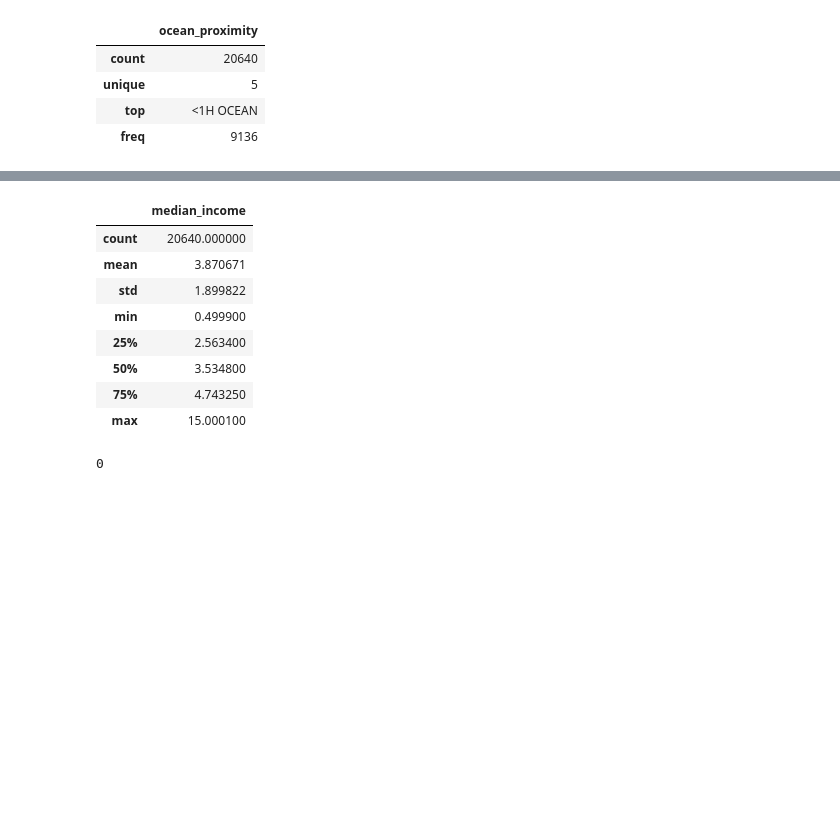
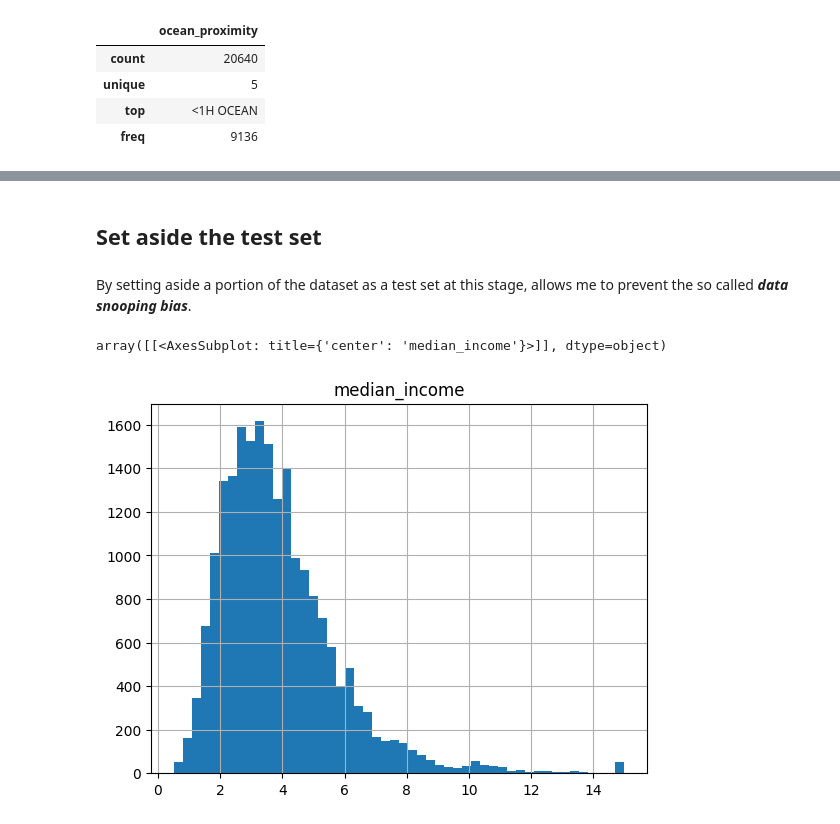
Before and after one commit to simonespa/machine-learning-playground, a Jupyter notebook: notebooks/california_housing_prices/housing.ipynb, the cells around one changed output, grey strips where cells are left out. Drawn from its saved outputs; the diff is of its cells as text; code cells hidden in the pictures; blank space fills up the shorter version.

```diff
--- a/notebooks/california_housing_prices/housing.ipynb
+++ b/notebooks/california_housing_prices/housing.ipynb
@@ -76,19 +121,9 @@ plt.show()
+# %% [markdown]
+## Set aside the test set
+# %% [markdown]
+By setting aside a portion of the dataset as a test set at this stage, allows me to prevent the so called ***data snooping bias***.
 # %%
-from sklearn.model_selection import train_test_split
-train_set, test_set = train_test_split(housing, test_size=0.2, random_state=42)
+housing[['median_income']].hist(bins=50)
+# %% [output]
+array([[<AxesSubplot: title={'center': 'median_income'}>]], dtype=object)
+[figure, added]
-# %%
-housing[['median_income']].describe()
-# %% [output]
-|  | median_income |
-| count | 20640.000000 |
-| mean | 3.870671 |
-| std | 1.899822 |
-| min | 0.499900 |
-| 25% | 2.563400 |
-| 50% | 3.534800 |
-| 75% | 4.743250 |
-| max | 15.000100 |
-# %%
-housing.query('total_rooms >= 40000 & total_rooms <= 50000')['total_rooms'].count()
-# %% [output]
-0
```
Also changed, not shown: parts of 22 cells of this notebook, 7 other files.
